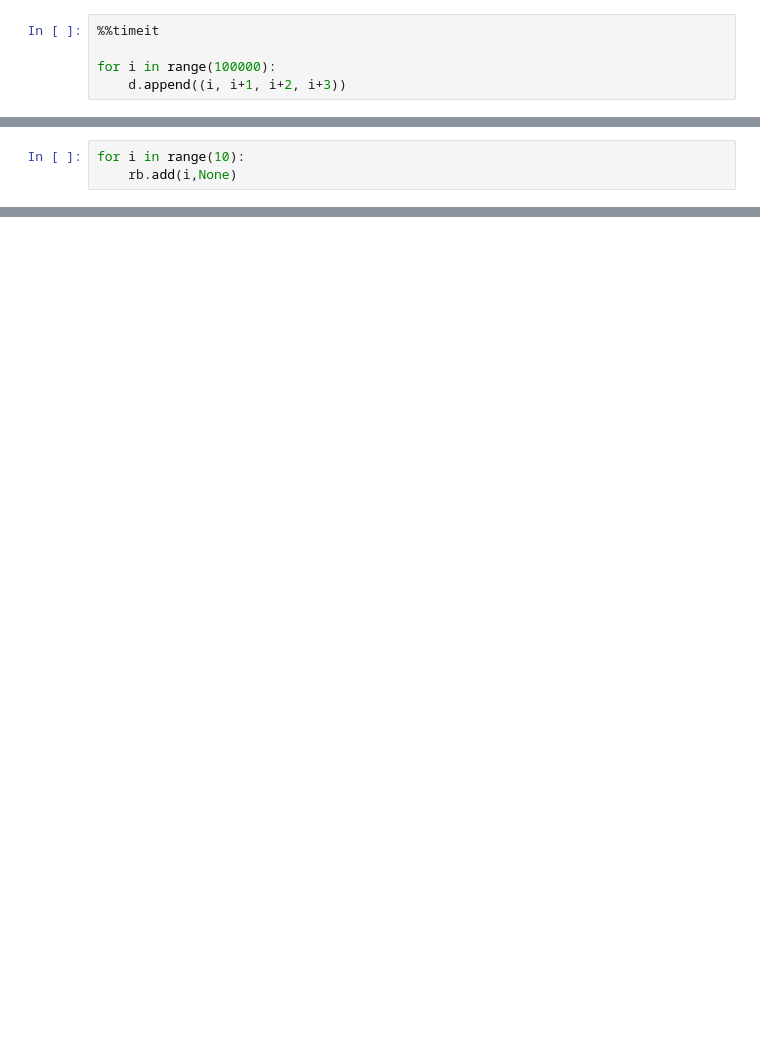
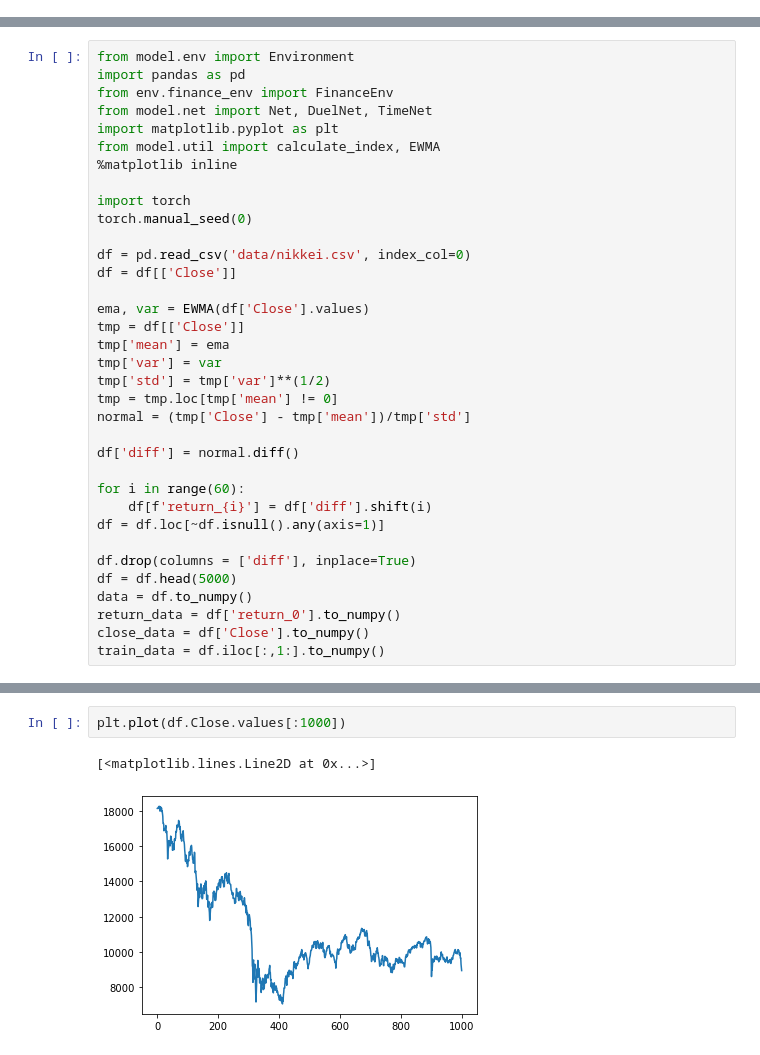
Before and after one commit to koyaishikawa/FinanceRL, a Jupyter notebook: Untitled1.ipynb, the cells around one changed output, grey strips where cells are left out. Saved outputs shown, nothing was run; the diff lists cells and outputs as text; blank space fills up the shorter version.

```diff
--- a/Untitled1.ipynb
+++ b/Untitled1.ipynb
@@ -7,5 +0,0 @@ d = deque(maxlen=10000)
-# %%
-%%timeit
-
-for i in range(100000):
-    d.append((i, i+1, i+2, i+3))
@@ -81,3 +0,0 @@ replay_memory = SumTree(10)
-# %%
-for i in range(10):
-    rb.add(i,None)
@@ -169,0 +1,35 @@ TypeError: random_sample() takes at most 1 positional argument (2 given)
+# %%
+from model.env import Environment
+import pandas as pd
+from env.finance_env import FinanceEnv
+from model.net import Net, DuelNet, TimeNet
+import matplotlib.pyplot as plt
+from model.util import calculate_index, EWMA
+%matplotlib inline
+
+import torch
+torch.manual_seed(0)
+
+df = pd.read_csv('data/nikkei.csv', index_col=0)
+df = df[['Close']]
+
+ema, var = EWMA(df['Close'].values)
+tmp = df[['Close']]
+tmp['mean'] = ema
+tmp['var'] = var
+tmp['std'] = tmp['var']**(1/2)
+tmp = tmp.loc[tmp['mean'] != 0]
+normal = (tmp['Close'] - tmp['mean'])/tmp['std']
+
+df['diff'] = normal.diff()
+
+for i in range(60):
+    df[f'return_{i}'] = df['diff'].shift(i)
+df = df.loc[~df.isnull().any(axis=1)]
+
+df.drop(columns = ['diff'], inplace=True)
+df = df.head(5000)
+data = df.to_numpy()
+return_data = df['return_0'].to_numpy()
+close_data = df['Close'].to_numpy()
+train_data = df.iloc[:,1:].to_numpy()
@@ -169,0 +47,5 @@ TypeError: random_sample() takes at most 1 positional argument (2 given)
+# %%
+plt.plot(df.Close.values[:1000])
+# %% [output]
+[<matplotlib.lines.Line2D at 0x...>]
+[figure, added]
```
Also changed, not shown: parts of 24 cells of this notebook, 12 other files.
